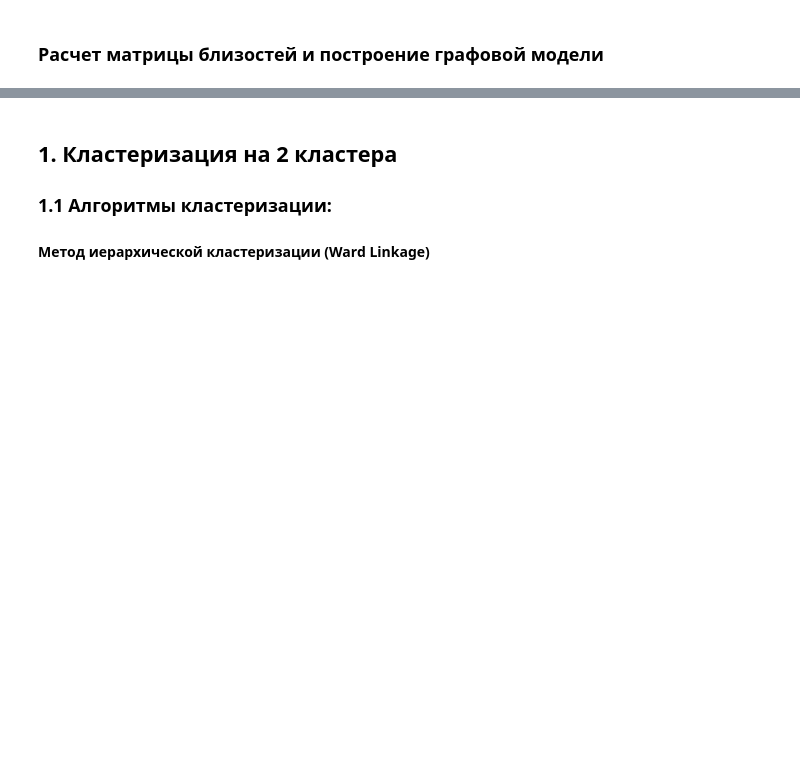
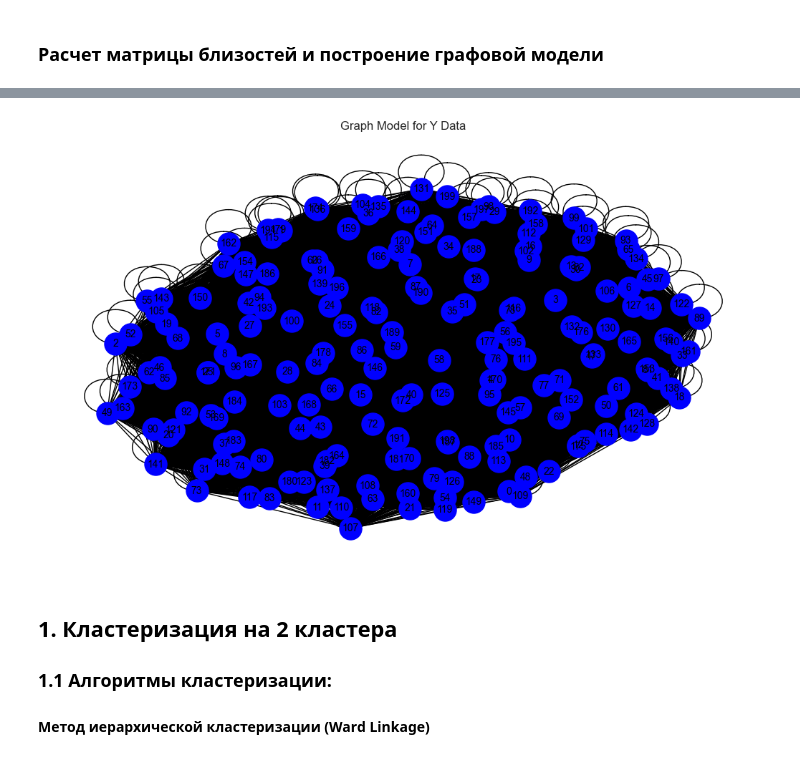
Before and after one commit to MalyginAE/clustering, a Jupyter notebook: laba2.ipynb, the cells around one changed output, grey strips where cells are left out. Saved outputs shown, nothing was run; the diff lists cells and outputs as text; code cells hidden in the pictures; blank space fills up the shorter version.

```diff
--- a/laba2.ipynb
+++ b/laba2.ipynb
@@ -184,3 +83,11 @@ plt.show()
+# %%
+# Визуализация графа (пример для X данных)
+plt.figure(figsize=(10, 6))
+nx.draw(y_graph, with_labels=True, node_color='blue', node_size=500, font_size=10)
+plt.title("Graph Model for Y Data")
+plt.show()
+# %% [output]
+[figure, added]
 # %% [markdown]
 ## 1. Кластеризация на 2 кластера
 
```
Also changed, not shown: parts of 29 cells of this notebook.
